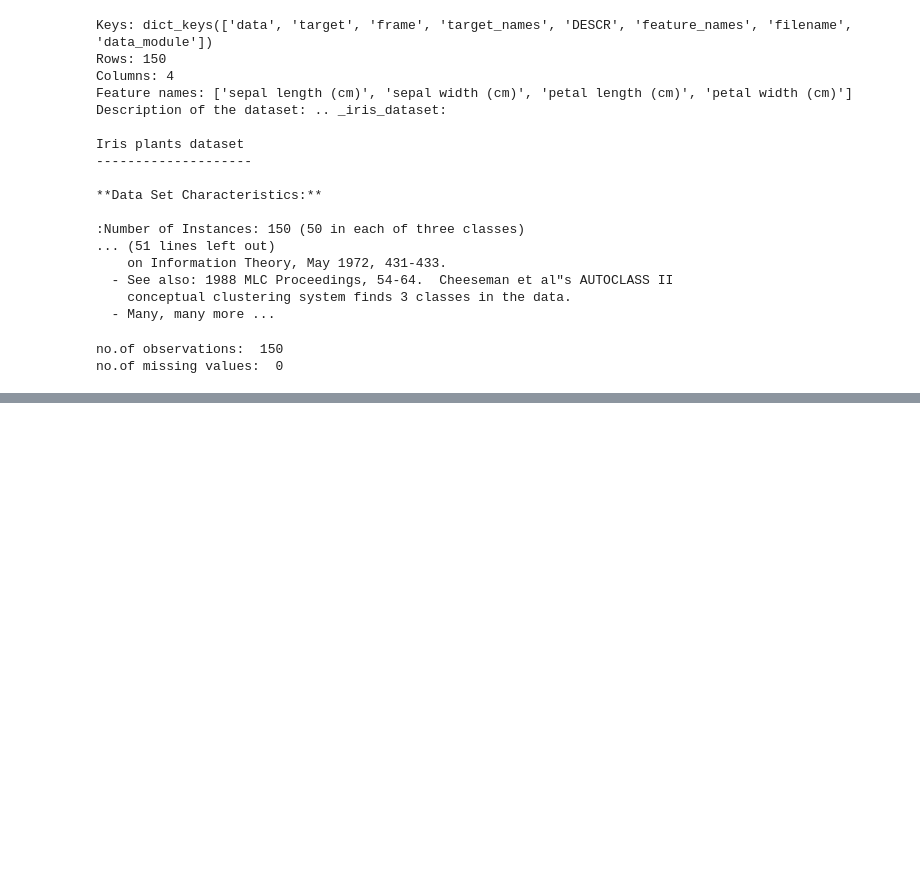
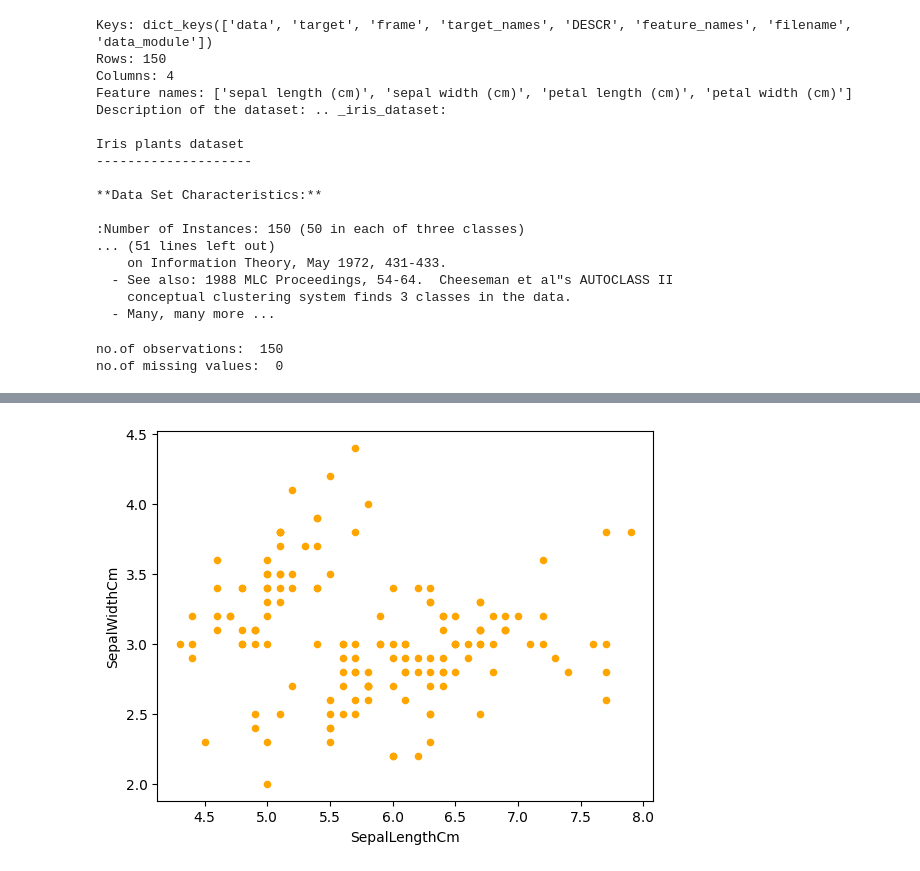
Before and after one commit to AKBER-HUSSAIN/ML_Lab_Practice, a Jupyter notebook: ML_Exercise.ipynb, the cells around one changed output, grey strips where cells are left out. Saved outputs shown, nothing was run; the diff lists cells and outputs as text; code cells hidden in the pictures; blank space fills up the shorter version.

```diff
--- a/ML_Exercise.ipynb
+++ b/ML_Exercise.ipynb
@@ -66,0 +156,6 @@ no.of missing values:  0
+# %%
+
+df.plot.scatter(x='SepalLengthCm', y='SepalWidthCm', c= 'Orange')
+plt.show()
+# %% [output]
+[figure, added]
```
Also changed, not shown: parts of 11 cells of this notebook.
